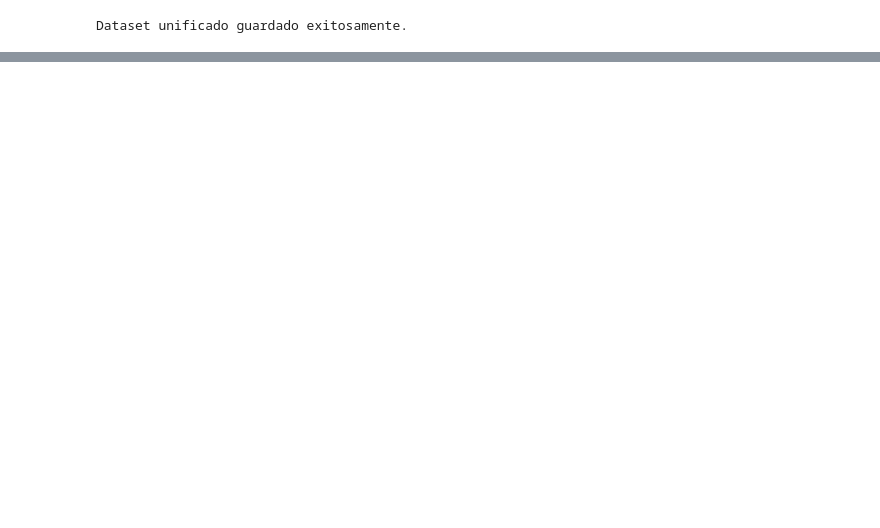
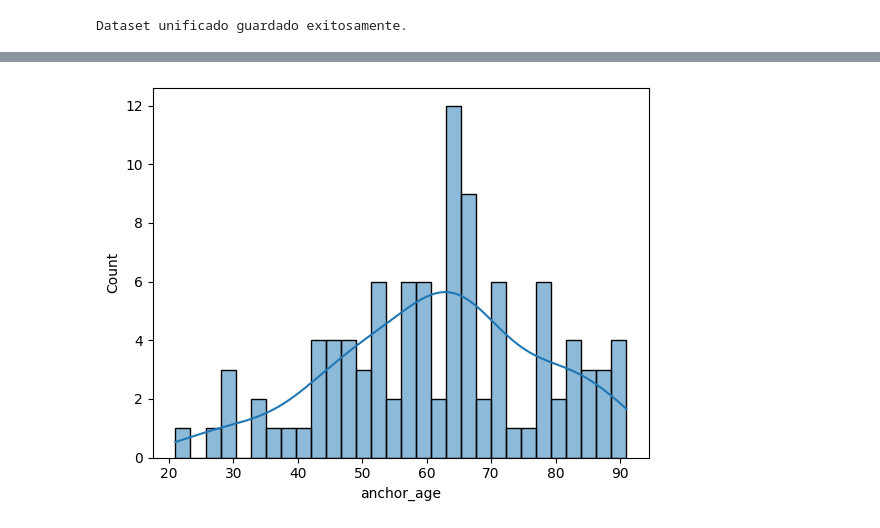
Before and after one commit to ugritai/medicalReports, a Jupyter notebook: preprocessing.ipynb, the cells around one changed output, grey strips where cells are left out. Saved outputs shown, nothing was run; the diff lists cells and outputs as text; code cells hidden in the pictures; blank space fills up the shorter version.

```diff
--- a/preprocessing.ipynb
+++ b/preprocessing.ipynb
@@ -102,0 +263,5 @@ Dataset unificado guardado exitosamente.
+# %%
+sns.histplot(df_final['anchor_age'], bins=30, kde=True)
+plt.show()
+# %% [output]
+[figure, added]
```
Also changed, not shown: parts of 27 cells of this notebook, 1 other file.
